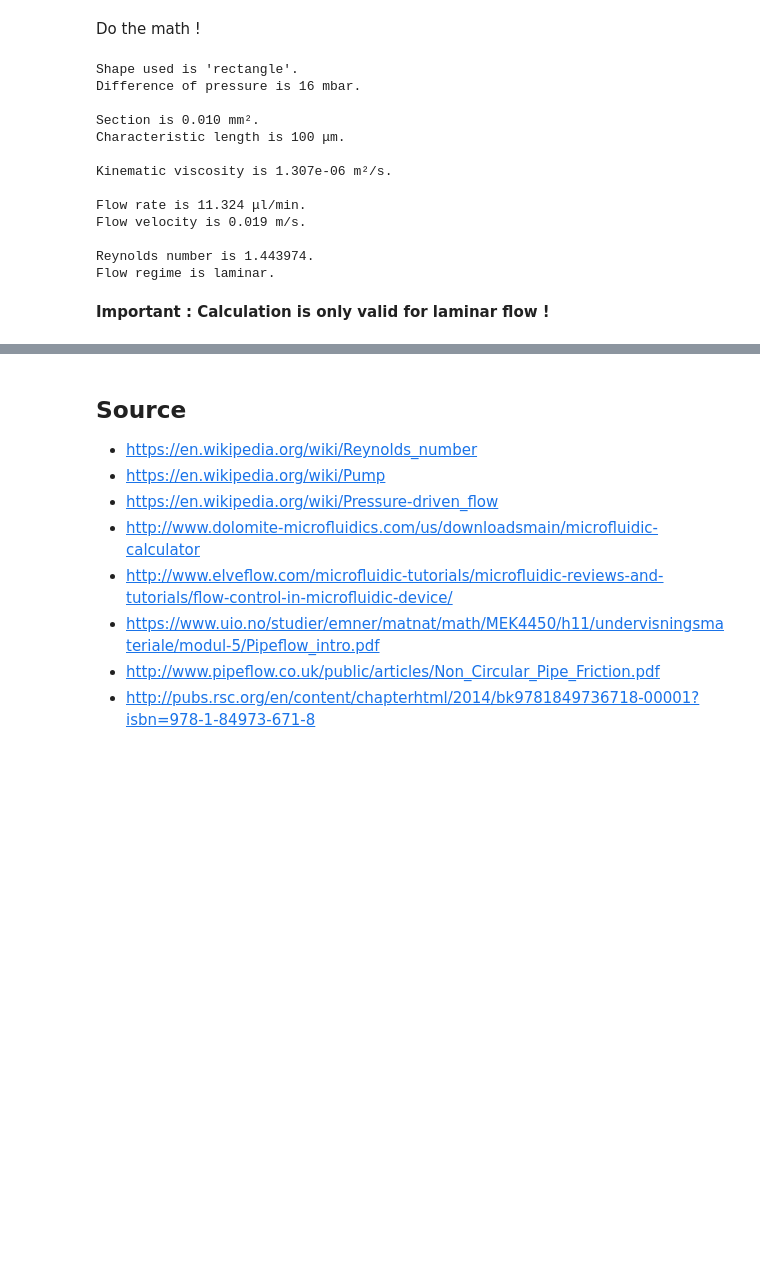
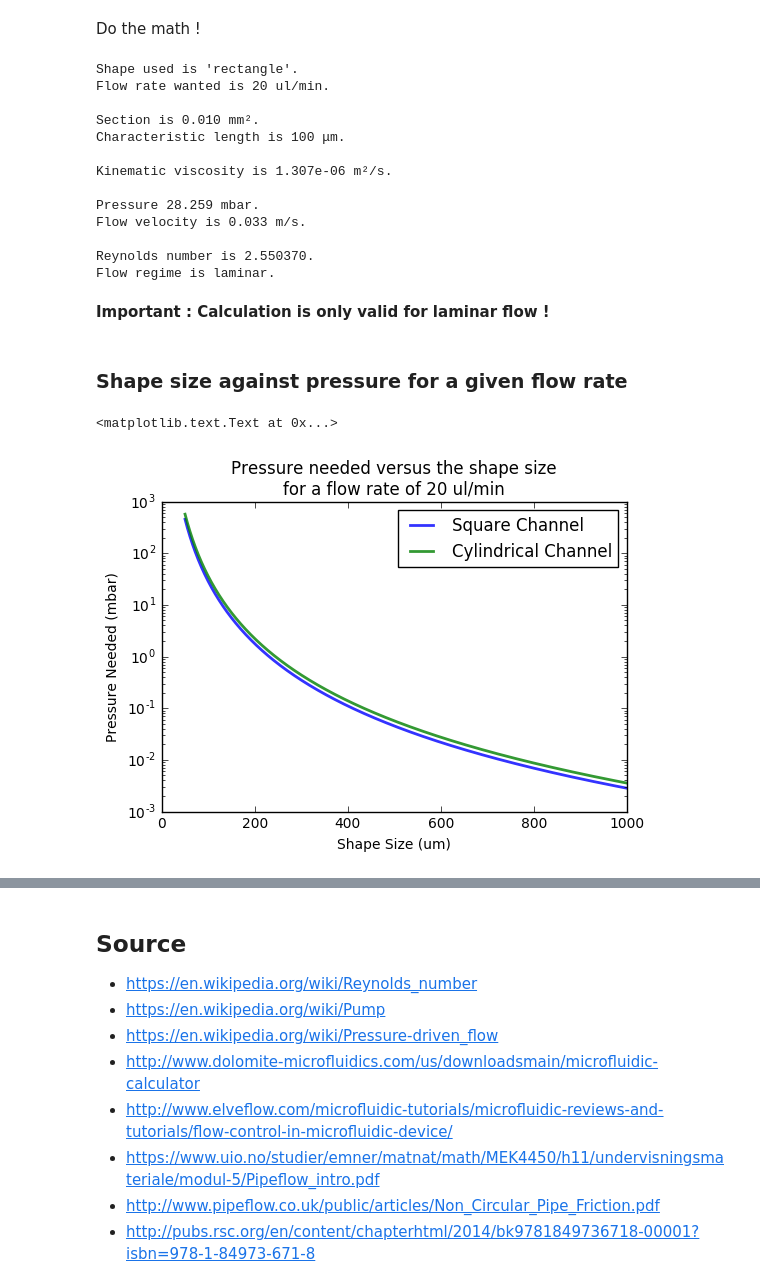
Before and after one commit to hadim/Public-Notebooks, a Jupyter notebook: Theory/Microfluidic Flow Rate/notebook.ipynb, the cells around one changed output, grey strips where cells are left out. Cells and saved outputs as stored; diff of their text form; code cells hidden in the pictures; blank space fills up the shorter version.

```diff
--- a/Theory/Microfluidic Flow Rate/notebook.ipynb
+++ b/Theory/Microfluidic Flow Rate/notebook.ipynb
@@ -79,7 +91,10 @@ $Re = \cfrac{ρVL}{μ} = \cfrac{VL}{ν}$
 
 Below some functions to help make the calculation of the different equations above.
 # %%
+%matplotlib inline
+
 import numpy as np
+import matplotlib.pyplot as plt
 
 def calculcate_section_circle(diameter):
     return np.pi * ((diameter / 2) ** 2)
@@ -102,6 +117,12 @@ def calculate_flow_rate_circle(diameter, viscosity, length, delta_pressure):
 def calculate_flow_rate_rectangle(height, width, viscosity, length, delta_pressure):
     return (1 - 0.630 * (height / width)) * (((height ** 3) * width * delta_pressure) / (12 * viscosity * length))
 
+def calculate_pressure_circle(diameter, viscosity, length, flow_rate):
+    return (8 * viscosity * length * flow_rate) / (np.pi * (diameter / 2)**4)
+
+def calculate_pressure_rectangle(height, width, viscosity, length, flow_rate):
+    return (12 * viscosity * length * flow_rate) / ((1 - 0.630 * (height / width)) * ((height ** 3) * width))
+
 def calculate_flow_velocity(flow_rate, section):
     return (flow_rate / section)
 
@@ -136,27 +158,27 @@ Do the math !
 if shape == "circle":
     section = calculcate_section_circle(diameter)
     characteristic_length = calculate_characteristic_length_circle(diameter)
-    flow_rate = calculate_flow_rate_circle(diameter, viscosity, length, delta_pressure_pascal)
+    pressure = calculate_pressure_circle(diameter, viscosity, length, flow_rate_iu)
 
 elif shape == "rectangle":
     section = calculcate_section_rectangle(height, width)
     characteristic_length = calculate_characteristic_length_rectangle(height, width)
-    flow_rate = calculate_flow_rate_rectangle(height, width, viscosity, length, delta_pressure_pascal)
+    pressure = calculate_pressure_rectangle(height, width, viscosity, length, flow_rate_iu)
 
 kinematic_viscosity = calculate_kinematic_viscosity(viscosity, density)
-flow_velocity = calculate_flow_velocity(flow_rate, section)
+flow_velocity = calculate_flow_velocity(flow_rate_iu, section)
 
 reynolds_number = calculate_reynolds_number(kinematic_viscosity, characteristic_length, flow_velocity)
 
 print("Shape used is '{}'.".format(shape))
-print("Difference of pressure is {} mbar.".format(delta_pressure))
+print("Flow rate wanted is {} ul/min.".format(flow_rate))
 print()
 print("Section is {0:.3f} mm².".format(section*1e6))
 print("Characteristic length is {0:.0f} μm.".format(characteristic_length*1e6))
 print()
 print("Kinematic viscosity is {} m²/s.".format(kinematic_viscosity))
 print()
-print("Flow rate is {0:.3f} μl/min.".format(flow_rate*1e9*60))
+print("Pressure {0:.3f} mbar.".format(pressure / 100))
 print("Flow velocity is {0:.3f} m/s.".format(flow_velocity))
 print()
 print("Reynolds number is {0:.6f}.".format(reynolds_number))
@@ -169,17 +191,59 @@ elif reynolds_number >= 4000:
     print("Flow regime is turbulent.")
 # %% [output]
 Shape used is 'rectangle'.
-Difference of pressure is 16 mbar.
+Flow rate wanted is 20 ul/min.
 
 Section is 0.010 mm².
 Characteristic length is 100 μm.
 
 Kinematic viscosity is 1.307e-06 m²/s.
 
-Flow rate is 11.324 μl/min.
-Flow velocity is 0.019 m/s.
+Pressure 28.259 mbar.
+Flow velocity is 0.033 m/s.
 
-Reynolds number is 1.443974.
+Reynolds number is 2.550370.
 Flow regime is laminar.
 # %% [markdown]
 **Important : Calculation is only valid for laminar flow !**
+# %% [markdown]
+### Shape size against pressure for a given flow rate
+# %%
+n = 1000
+
+## Geometry
+height = np.linspace(50e-6, 0.001, n)  # m
+width = np.linspace(50e-6, 0.001, n)  # m
+diameter = np.linspace(50e-6, 0.001, n)  # m
+
+length = 20e-3  # m
+
+## Water at 20°C
+viscosity = 1.307e-3  # Pa.s or  N.s/m²
+density = 1e3  # kg/m³
+
+## Flow rate wanted
+flow_rate = 20  # ul/min
+
+## Convert flow rate to IU
+flow_rate_iu = (flow_rate / 60) * 1e-9
+
+pressure_circle = calculate_pressure_circle(diameter, viscosity, length, flow_rate_iu)
+pressure_rectangle = calculate_pressure_rectangle(height, width, viscosity, length, flow_rate_iu)
+
+fig, ax = plt.subplots()
+
+ax.plot(height * 1e6, pressure_rectangle / 100, label="Square Channel", lw=2, alpha=0.8)
+ax.plot(diameter * 1e6, pressure_circle / 100, label="Cylindrical Channel", lw=2, alpha=0.8)
+
+ax.set_xlabel("Shape Size (um)")
+ax.set_ylabel("Pressure Needed (mbar)")
+
+#ax.set_xscale("log")
+ax.set_yscale("log")
+
+ax.legend()
+
+ax.set_title("Pressure needed versus the shape size\nfor a flow rate of {} ul/min".format(flow_rate))
+# %% [output]
+<matplotlib.text.Text at 0x...>
+[figure, added]
```
Also changed, not shown: parts of 4 cells of this notebook.
